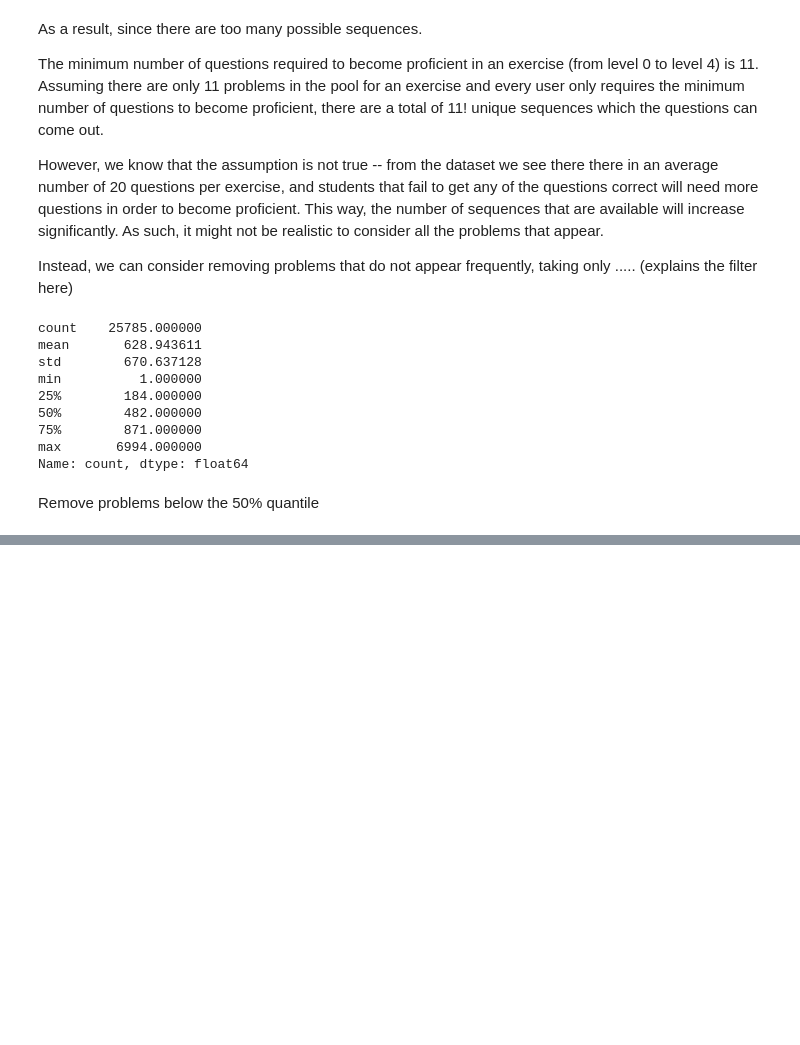
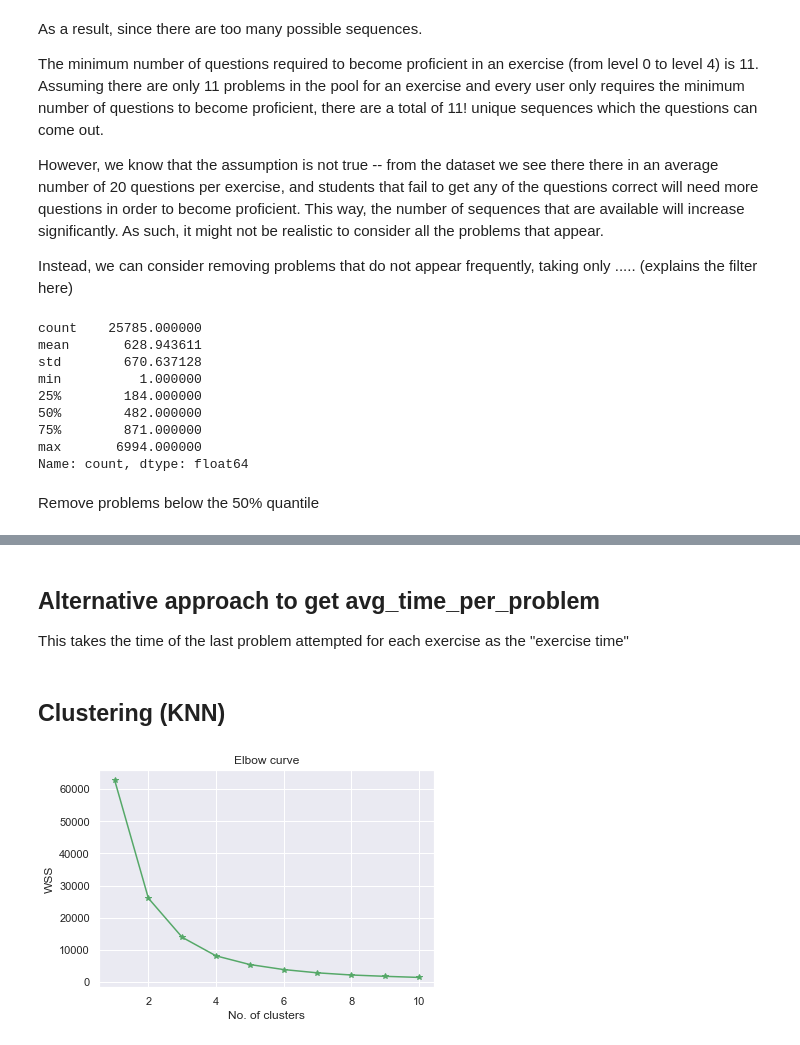
Before and after one commit to timmmlim/bt4103-junyi, a Jupyter notebook: Initial Data Exploration.ipynb, the cells around one changed output, grey strips where cells are left out. Saved outputs shown, nothing was run; the diff lists cells and outputs as text; code cells hidden in the pictures; blank space fills up the shorter version.

```diff
--- a/Initial Data Exploration.ipynb
+++ b/Initial Data Exploration.ipynb
@@ -411,0 +457,3 @@ plotVariableAnalysis(seq_count, [], ['count'])
+# %% [markdown]
+## Alternative approach to get avg_time_per_problem
+This takes the time of the last problem attempted for each exercise as the "exercise time"
@@ -411,0 +465,17 @@ plotVariableAnalysis(seq_count, [], ['count'])
+# %%
+# group by uuid and ucid, taking the max timestamp as the exercise time
+grouped = df.groupby(['uuid','ucid'])
+sorted_time = grouped.timestamp_TW.max().reset_index().sort_values(['uuid', 'timestamp_TW'])
+sorted_time.rename(columns={'timestamp_TW':'timestamp_completed'}, inplace=True)
+
+# taking the diff between each exercise for each user
+res = sorted_time.groupby('uuid').timestamp_completed.diff()
+res = res.apply(lambda x: x.total_seconds())
+res.rename("time_diff", inplace=True)
+sorted_time = sorted_time.join(res)
+# %%
+output = sorted_time.groupby('uuid').time_diff.mean()
+output = output.reset_index().set_index('uuid')
+output = output.loc[~output.time_diff.isnull()]
+# %% [markdown]
+## Clustering (KNN)
@@ -411,0 +501,30 @@ plotVariableAnalysis(seq_count, [], ['count'])
+# %%
+feature_list =  ["time_diff"]
+features = output[feature_list]
+scaler = StandardScaler()
+features_std = scaler.fit_transform(features)
+# %%
+N_cluster = range(1, 11)
+WSS_list = []
+for k in N_cluster:
+    #n_jobs of -1 to use all processors to speed it up
+    cluster = KMeans(n_clusters=k, random_state=31, n_jobs=-1)
+    model = cluster.fit(features_std)
+    centroids = model.cluster_centers_
+    labels = model.labels_
+    squared_distance = cdist(features_std, centroids, 'sqeuclidean')
+    min_distance = np.min(squared_distance, axis=1)
+    WSS = np.sum(min_distance)
+    WSS_list.append(WSS)
+# %%
+fig = plt.figure()
+ax = fig.add_subplot(1, 1, 1)
+ax.plot(N_cluster, WSS_list, 'g*-')
+# ax.plot(N_cluster[2], WSS_list[2], marker='o', markersize=12, markeredgewidth=2, markeredgecolor='r', markerfacecolor='None')
+plt.grid(True)
+plt.xlabel('No. of clusters')
+plt.ylabel('WSS')
+plt.title('Elbow curve')
+plt.show()
+# %% [output]
+[figure, added]
```
Also changed, not shown: parts of 19 cells of this notebook.
